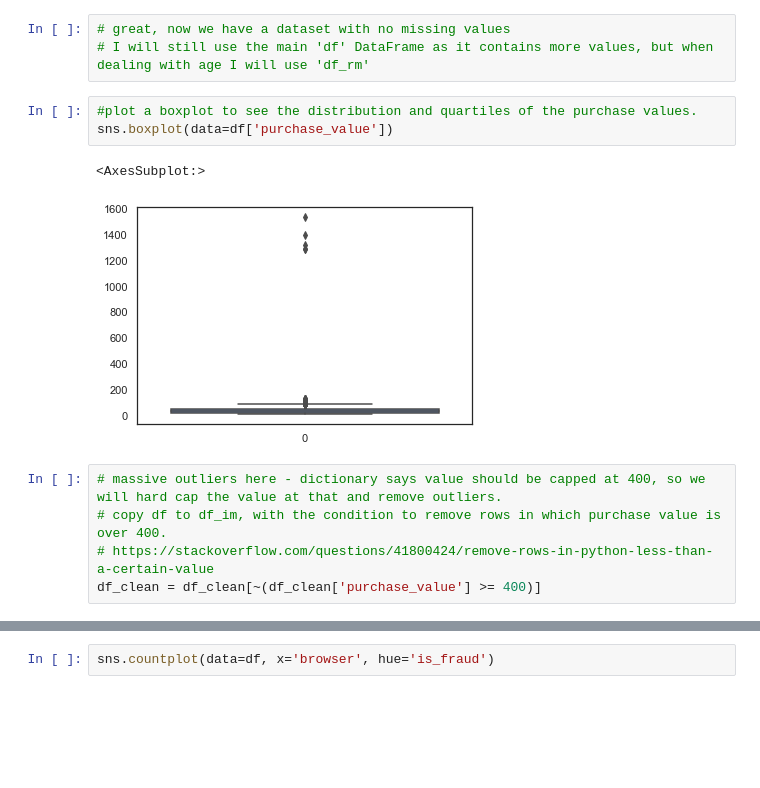
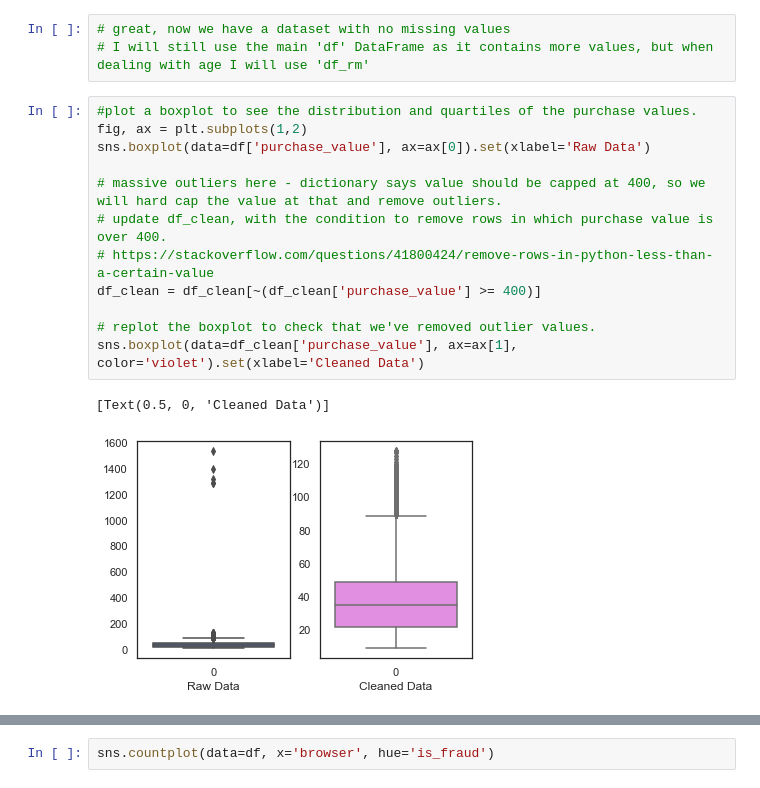
Before and after one commit to TeoTzeShuen/school, a Jupyter notebook: Individual Project/project.ipynb, the cells around one changed output, grey strips where cells are left out. Cells and saved outputs as stored; diff of their text form; blank space fills up the shorter version.

```diff
--- a/Individual Project/project.ipynb
+++ b/Individual Project/project.ipynb
@@ -87,14 +88,18 @@ dtype: int64
 # %%
 # great, now we have a dataset with no missing values
 # I will still use the main 'df' DataFrame as it contains more values, but when dealing with age I will use 'df_rm'
-# %%
-#plot a boxplot to see the distribution and quartiles of the purchase values.
-sns.boxplot(data=df['purchase_value'])
-# %% [output]
-<AxesSubplot:>
-[figure, removed]
 # %%
+#plot a boxplot to see the distribution and quartiles of the purchase values.
+fig, ax = plt.subplots(1,2)
+sns.boxplot(data=df['purchase_value'], ax=ax[0]).set(xlabel='Raw Data')
+
 # massive outliers here - dictionary says value should be capped at 400, so we will hard cap the value at that and remove outliers.
-# copy df to df_im, with the condition to remove rows in which purchase value is over 400.
+# update df_clean, with the condition to remove rows in which purchase value is over 400.
 # https://stackoverflow.com/questions/41800424/remove-rows-in-python-less-than-a-certain-value
 df_clean = df_clean[~(df_clean['purchase_value'] >= 400)]
+
+# replot the boxplot to check that we've removed outlier values.
+sns.boxplot(data=df_clean['purchase_value'], ax=ax[1], color='violet').set(xlabel='Cleaned Data')
+# %% [output]
+[Text(0.5, 0, 'Cleaned Data')]
+[figure, added]
```
Also changed, not shown: parts of 7 cells of this notebook.
